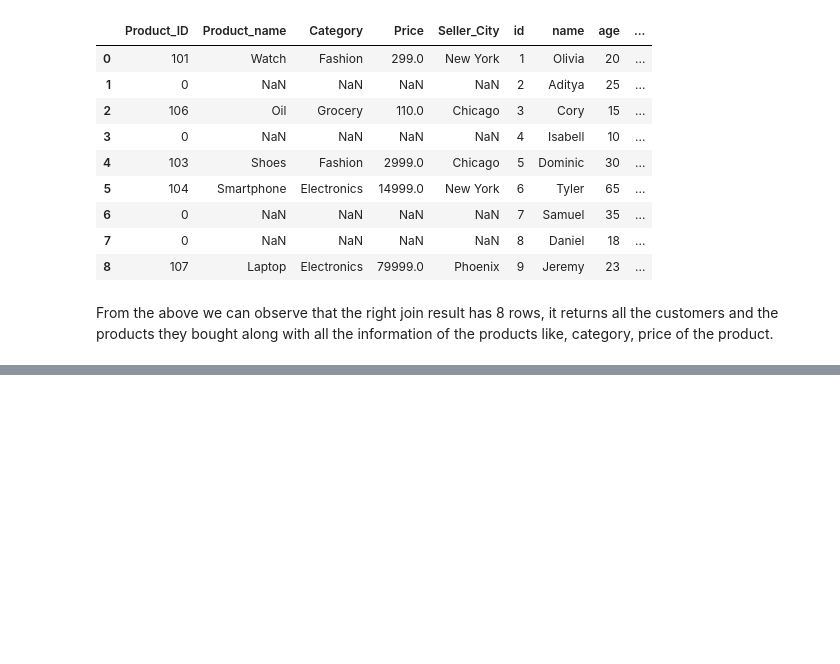
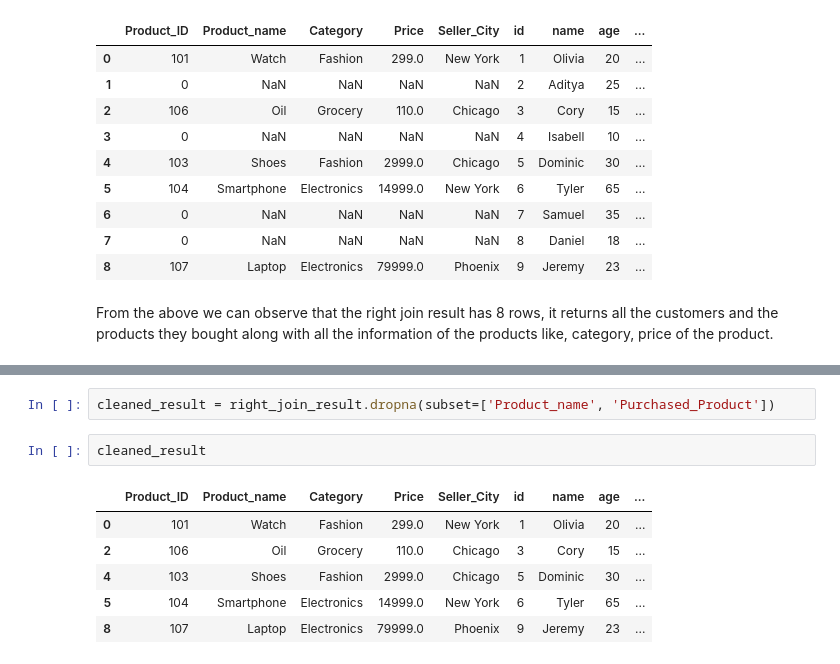
Before and after one commit to pavan-kalam/PDS, a Jupyter notebook: ICP_6.ipynb, the cells around one changed output, grey strips where cells are left out. Drawn from its saved outputs; the diff is of its cells as text; blank space fills up the shorter version.

```diff
--- a/ICP_6.ipynb
+++ b/ICP_6.ipynb
@@ -199,0 +206,11 @@ From the above we can observe that the right join result has 8 rows, it returns
+# %%
+cleaned_result = right_join_result.dropna(subset=['Product_name', 'Purchased_Product'])
+# %%
+cleaned_result
+# %% [output]
+|  | Product_ID | Product_name | Category | Price | Seller_City | id | name | age | ... |
+| 0 | 101 | Watch | Fashion | 299.0 | New York | 1 | Olivia | 20 | ... |
+| 2 | 106 | Oil | Grocery | 110.0 | Chicago | 3 | Cory | 15 | ... |
+| 4 | 103 | Shoes | Fashion | 2999.0 | Chicago | 5 | Dominic | 30 | ... |
+| 5 | 104 | Smartphone | Electronics | 14999.0 | New York | 6 | Tyler | 65 | ... |
+| 8 | 107 | Laptop | Electronics | 79999.0 | Phoenix | 9 | Jeremy | 23 | ... |
```
Also changed, not shown: parts of 1 cell of this notebook.
